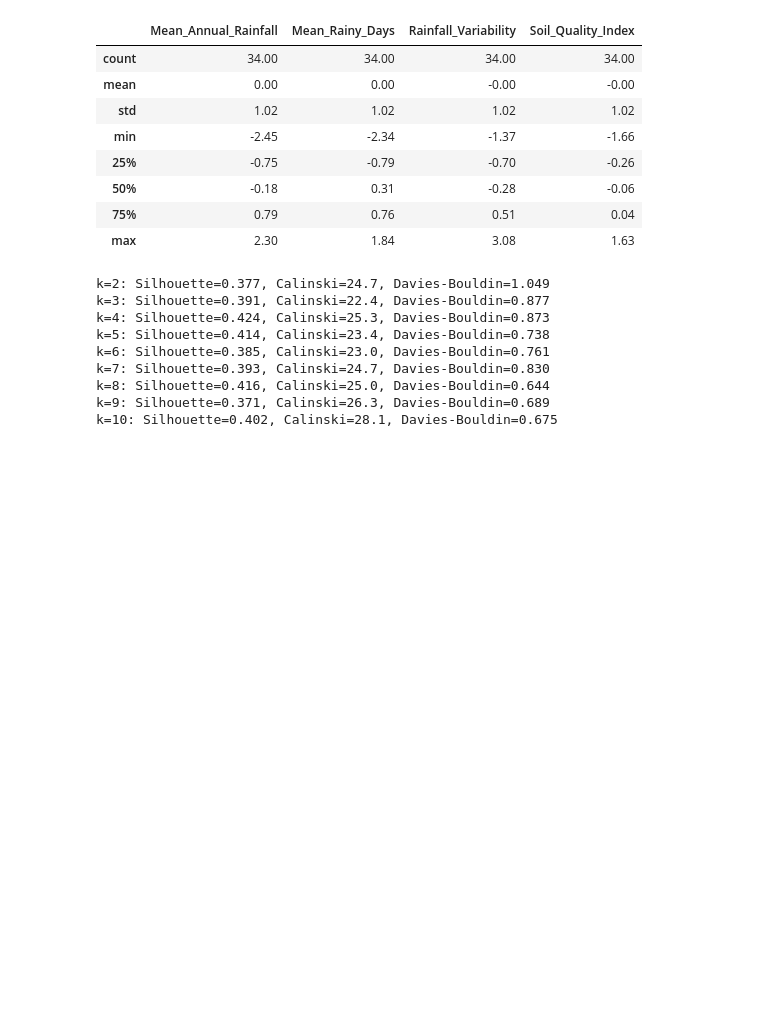
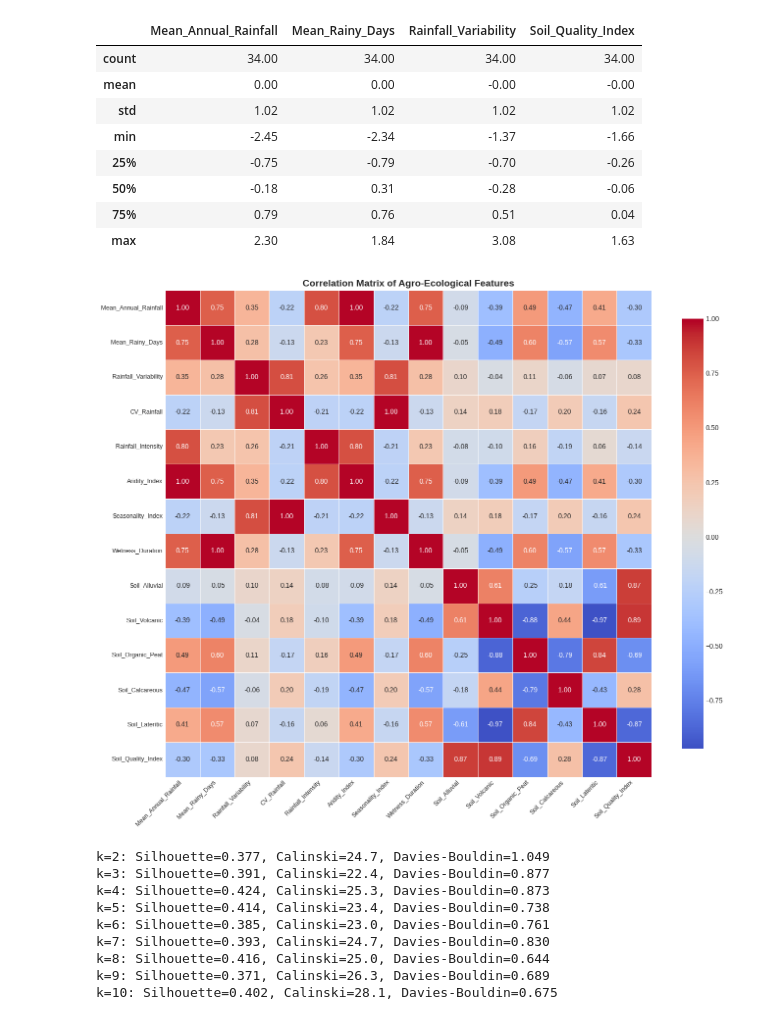
Before and after one commit to JustDannn/DiversifikasiPangan, a Jupyter notebook: diversifikasipangan.ipynb, the cells around one changed output. Drawn from its saved outputs; the diff is of its cells as text; code cells hidden in the pictures; blank space fills up the shorter version.

```diff
--- a/diversifikasipangan.ipynb
+++ b/diversifikasipangan.ipynb
@@ -855,6 +855,25 @@ X_scaled_df.describe().round(2)
 | max | 2.30 | 1.84 | 3.08 | 1.63 |
 # %%
 province_names = features_df['Provinsi'].values
+# %%
+# Correlation matrix for numeric features
+correlation_features = ['Mean_Annual_Rainfall', 'Mean_Rainy_Days', 'Rainfall_Variability',
+                        'CV_Rainfall', 'Rainfall_Intensity', 'Aridity_Index', 'Seasonality_Index',
+                        'Wetness_Duration', 'Soil_Alluvial', 'Soil_Volcanic', 'Soil_Organic_Peat',
+                        'Soil_Calcareous', 'Soil_Lateritic', 'Soil_Quality_Index']
+
+corr_matrix = features_df[correlation_features].corr()
+
+plt.figure(figsize=(14, 12))
+sns.heatmap(corr_matrix, annot=True, fmt='.2f', cmap='coolwarm', center=0,
+            square=True, linewidths=0.5, cbar_kws={'shrink': 0.8})
+plt.title('Correlation Matrix of Agro-Ecological Features', fontweight='bold', fontsize=14)
+plt.xticks(rotation=45, ha='right', fontsize=9)
+plt.yticks(fontsize=9)
+plt.tight_layout()
+plt.show()
+# %% [output]
+[figure, added]
 # %%
 from sklearn.decomposition import PCA
 
```
Also changed, not shown: parts of 1 cell of this notebook.
